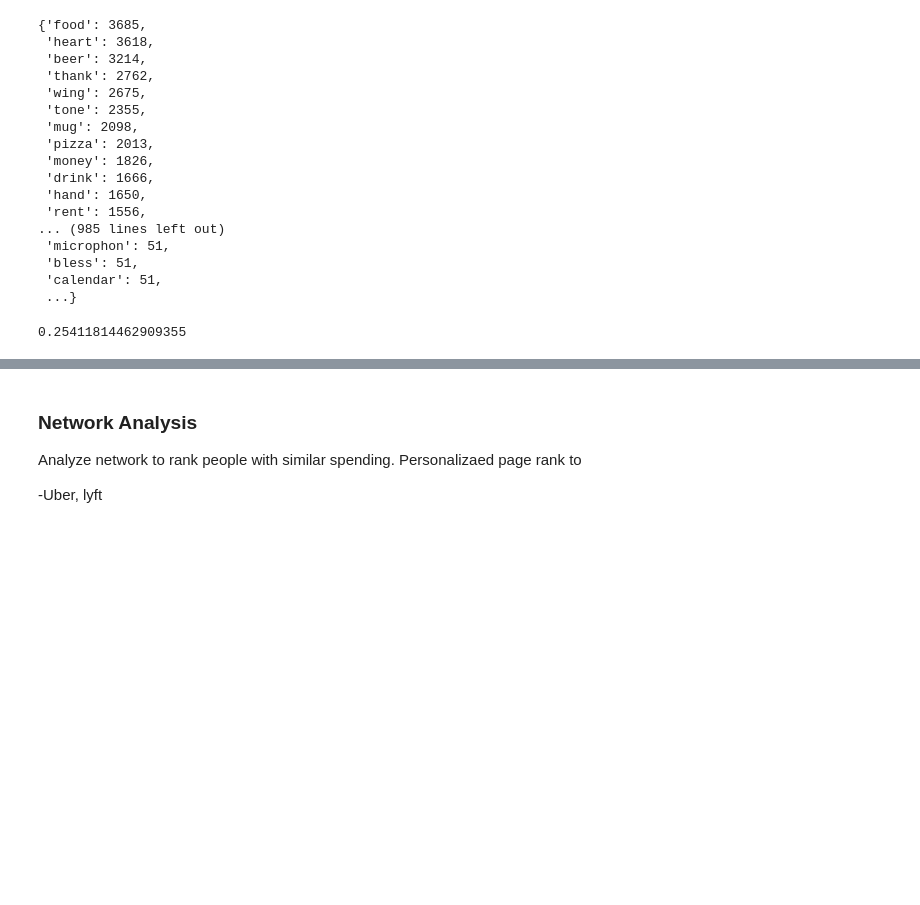
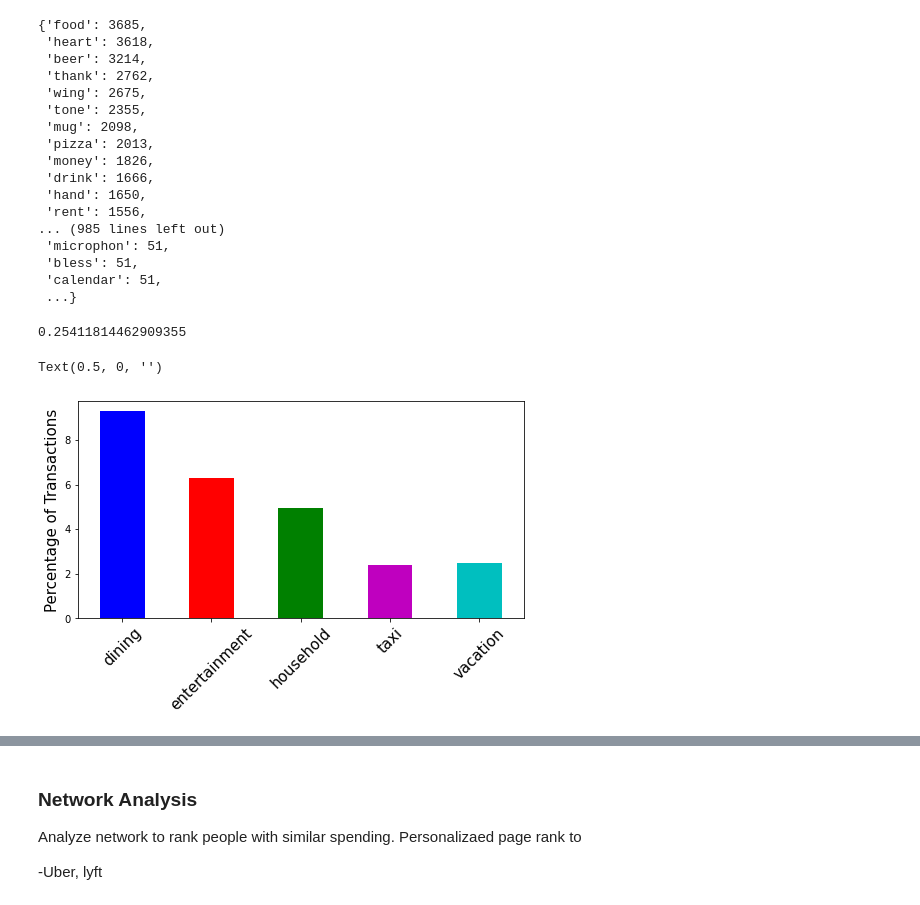
Before and after one commit to Msender98/venmo_scrape, a Jupyter notebook: Analysis.ipynb, the cells around one changed output, grey strips where cells are left out. Saved outputs shown, nothing was run; the diff lists cells and outputs as text; code cells hidden in the pictures; blank space fills up the shorter version.

```diff
--- a/Analysis.ipynb
+++ b/Analysis.ipynb
@@ -46,7 +48,7 @@ day_dict = {0 : 'Monday',1 : 'Tuesday' ,2 : 'Wednesday',3 : 'Thursday',4: 'Frida
 def weekday(x):
     return day_dict[x]
 # %%
-transaction_df['weekday'] = transaction_df['weekday'].apply(weekday)
+transaction_df['weekday_str'] = transaction_df['weekday'].apply(weekday)
 # %%
 day_order = list(day_dict.values())
 day_order
@@ -183,7 +185,7 @@ def categorize(note):
     if (re.search(' rent$|^rent$|^rent |groceri|wifi|bill|housemoney|internet|electr',note) != None):
         return 'household'
     if (re.search('airbnb|hotel|airplan|tropic|fuel|toll|beach|ski',note) != None):
-        return 'travel'
+        return 'vacation'
     if (re.search(' food$|^food$|^food |pizza|thai|taco|brunch|dinner|sushi|lunch|burger|chipotle|coffe|sandwich|breakfast|bread|bagel',note)!= None):
         return 'dining'
     if (re.search('parti|festiv|beer|drink|alcohol|mug|wine|bar|ticket|clink|danc|glasswin|cakeparti',note) != None):
@@ -197,3 +199,15 @@ transaction_df.loc[:,'category'] = transaction_df['note_analysis'].apply(lambda
 0.25411814462909355
 # %%
 categories = transaction_df[transaction_df['category'] != 'unknown']
+# %%
+
+category_colors = {'dining': 'b', 'entertainment': 'r', 'household': 'g','taxi': 'm','vacation': 'c'}
+# %%
+plt.figure(figsize = (8,4))
+(100*categories.groupby('category').size()/transaction_df.shape[0]).plot.bar(color=list(category_colors.values()))
+plt.ylabel('Percentage of Transactions',fontsize = 15)
+plt.xticks(fontsize = 15, rotation = 45)
+plt.xlabel(None)
+# %% [output]
+Text(0.5, 0, '')
+[figure, added]
```
Also changed, not shown: parts of 19 cells of this notebook.
